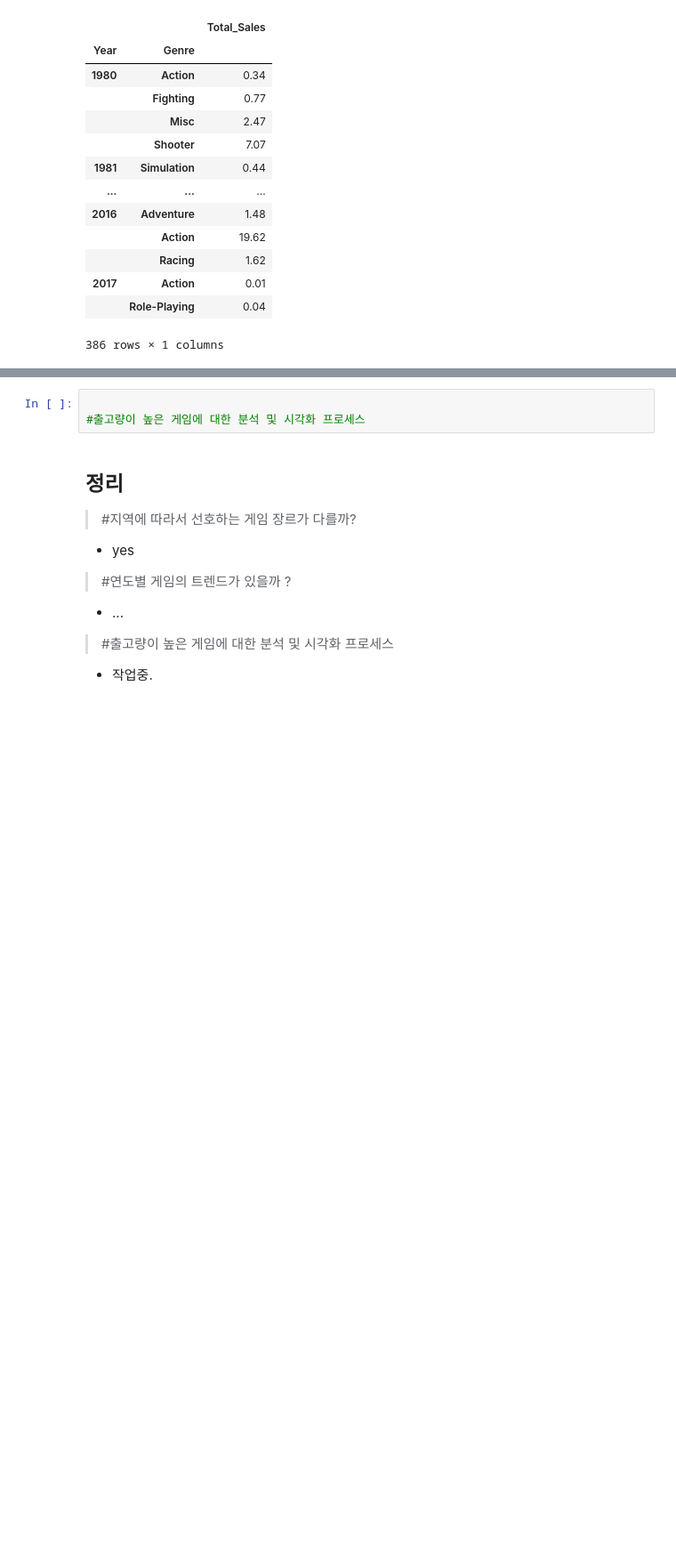
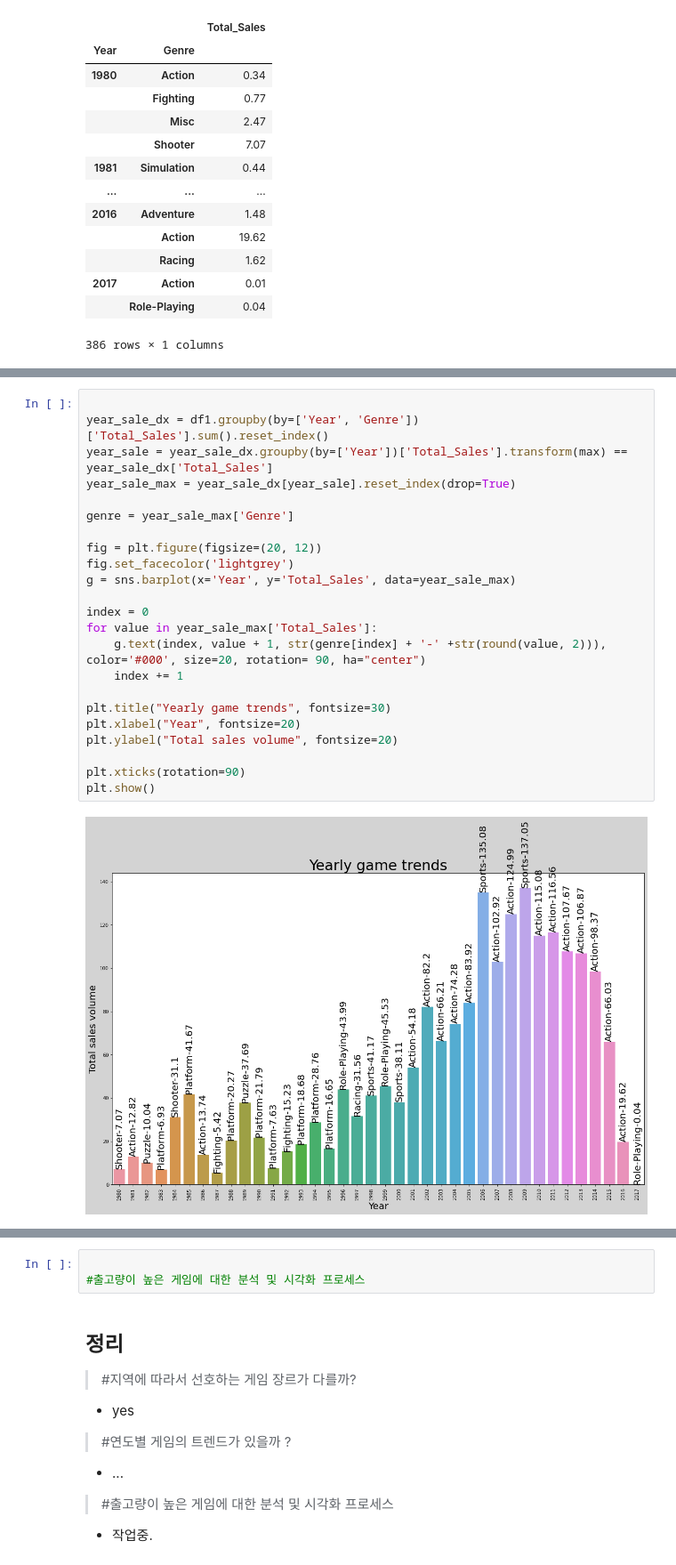
Before and after one commit to letssoar/CodeStatesProject, a Jupyter notebook: section1/colab_1.ipynb, the cells around one changed output, grey strips where cells are left out. Shown at 89% size. Drawn from its saved outputs; the diff is of its cells as text; blank space fills up the shorter version.

```diff
--- a/section1/colab_1.ipynb
+++ b/section1/colab_1.ipynb
@@ -384,0 +417,25 @@ df_t.T
+# %%
+
+year_sale_dx = df1.groupby(by=['Year', 'Genre'])['Total_Sales'].sum().reset_index()
+year_sale = year_sale_dx.groupby(by=['Year'])['Total_Sales'].transform(max) == year_sale_dx['Total_Sales']
+year_sale_max = year_sale_dx[year_sale].reset_index(drop=True)
+
+genre = year_sale_max['Genre']
+
+fig = plt.figure(figsize=(20, 12))
+fig.set_facecolor('lightgrey')
+g = sns.barplot(x='Year', y='Total_Sales', data=year_sale_max)
+
+index = 0
+for value in year_sale_max['Total_Sales']:
+    g.text(index, value + 1, str(genre[index] + '-' +str(round(value, 2))), color='#000', size=20, rotation= 90, ha="center")
+    index += 1
+
+plt.title("Yearly game trends", fontsize=30)
+plt.xlabel("Year", fontsize=20)
+plt.ylabel("Total sales volume", fontsize=20)
+
+plt.xticks(rotation=90)
+plt.show()
+# %% [output]
+[figure, added]
```
Also changed, not shown: parts of 16 cells of this notebook.
